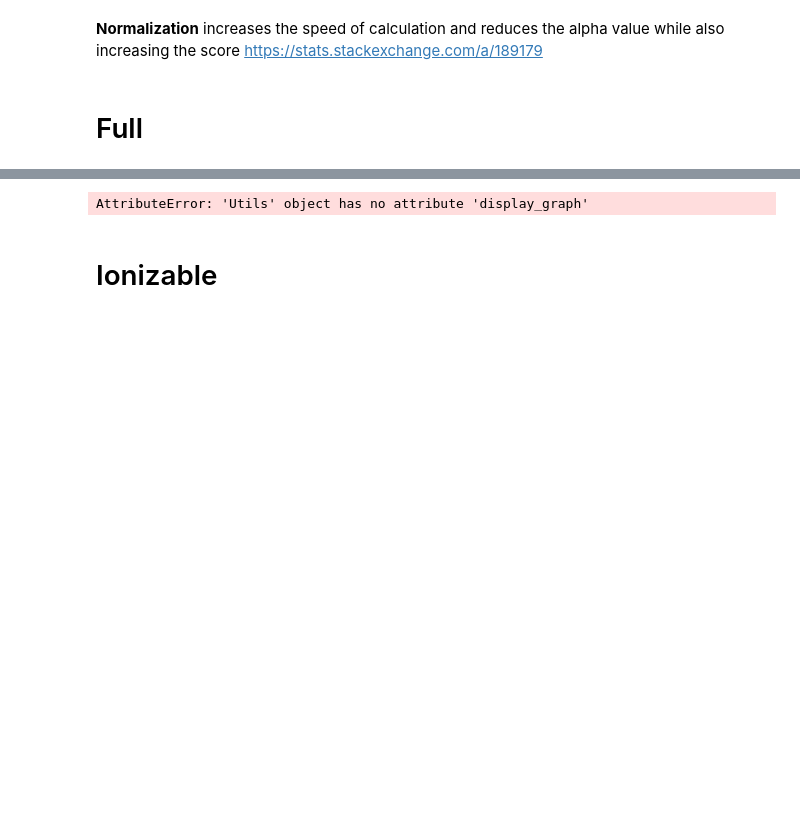
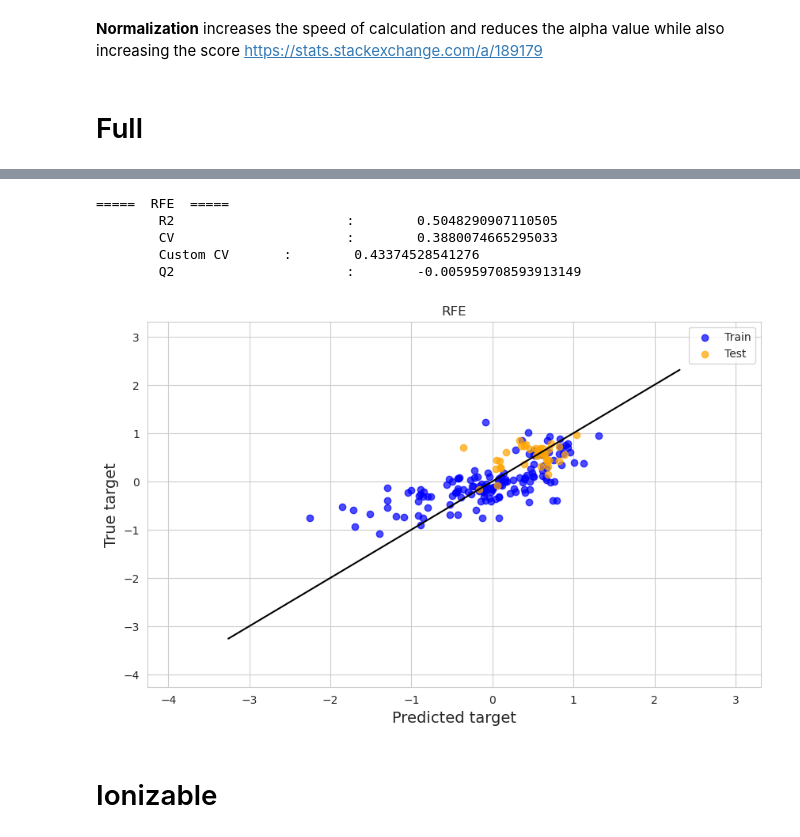
Before and after one commit to tahiri-lab/QSAR, a Jupyter notebook: code/models/ridge_v2.ipynb, the cells around one changed output, grey strips where cells are left out. Drawn from its saved outputs; the diff is of its cells as text; code cells hidden in the pictures; blank space fills up the shorter version.

Commit message:
main update of the RFE for ridge and the utils class

```diff
--- a/code/models/ridge_v2.ipynb
+++ b/code/models/ridge_v2.ipynb
@@ -194,14 +195,19 @@ Fitting 3 folds for each of 477 candidates, totalling 1431 fits
 # %%
-
+test_utils.display_score(best_rfe, X_full_train, y_full_train, X_full_test, y_full_test)
 # display(plot_optimization_history(study))
 
-rr = Ridge(**{'alpha': 117191.74850379501, 'solver': 'lsqr'}).fit(X_full_train, y_full_train)
+rr = best_rfe.fit(X_full_train, y_full_train)
 y_full_train_pred = rr.predict(X_full_train)
 y_full_test_pred = rr.predict(X_full_test)
 
 test_utils.display_graph(rr, X_full_train, X_full_test, y_full_train, y_full_test)
 # %% [output]
-AttributeError: 'Utils' object has no attribute 'display_graph'
+=====  RFE  =====
+        R2                      :        0.5048290907110505
+        CV                      :        0.3880074665295033
+        Custom CV       :        0.43374528541276
+        Q2                      :        -0.005959708593913149
+[figure, added]
 # %% [markdown]
 # Ionizable
 # %%
```
Also changed, not shown: parts of 12 cells of this notebook, 1 other file.
